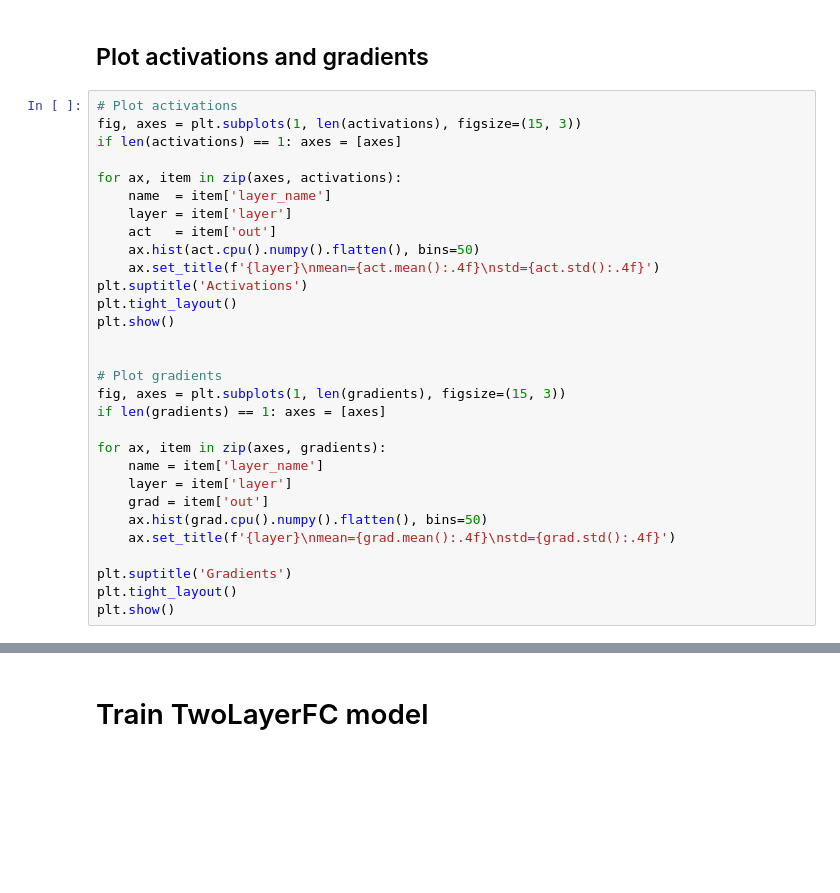
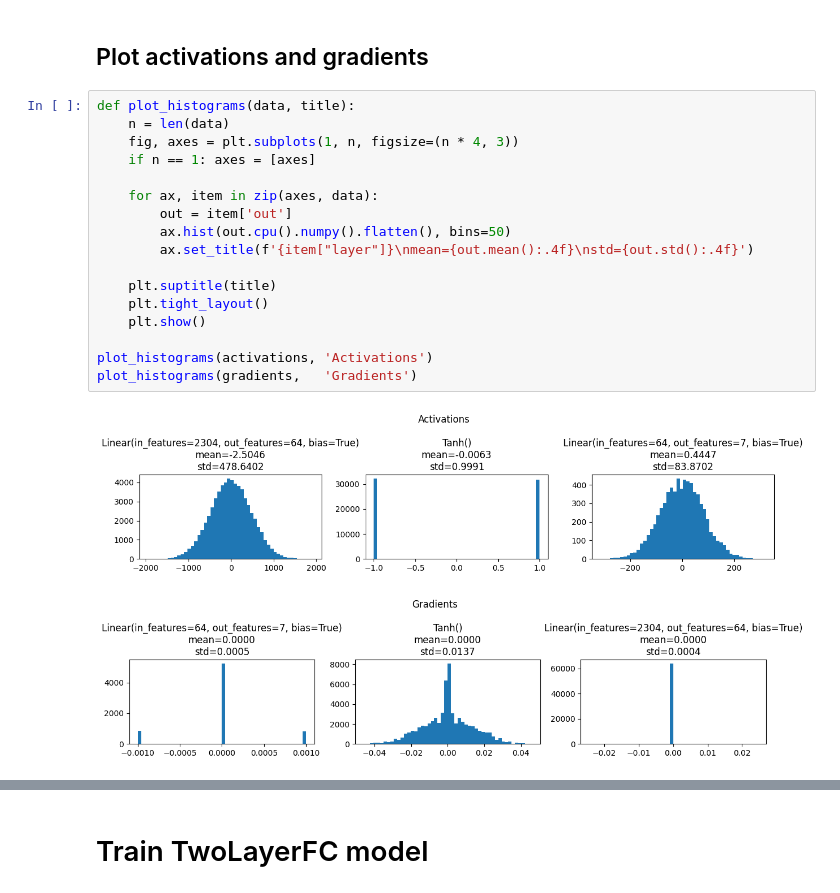
Before and after one commit to SandroBolkvadze/Facial-Expression-Recognition-Kaggle-Competition, a Jupyter notebook: facial-expression-recognition-01.ipynb, the cells around one changed output, grey strips where cells are left out. Cells and saved outputs as stored; diff of their text form; blank space fills up the shorter version.

```diff
--- a/facial-expression-recognition-01.ipynb
+++ b/facial-expression-recognition-01.ipynb
@@ -434,32 +497,22 @@ for h in hooks:
 # %% [markdown]
 ## Plot activations and gradients
 # %%
-# Plot activations
-fig, axes = plt.subplots(1, len(activations), figsize=(15, 3))
-if len(activations) == 1: axes = [axes]
+def plot_histograms(data, title):
+    n = len(data)
+    fig, axes = plt.subplots(1, n, figsize=(n * 4, 3))
+    if n == 1: axes = [axes]
 
-for ax, item in zip(axes, activations):
-    name  = item['layer_name']
-    layer = item['layer']
-    act   = item['out']
-    ax.hist(act.cpu().numpy().flatten(), bins=50)
-    ax.set_title(f'{layer}\nmean={act.mean():.4f}\nstd={act.std():.4f}')
-plt.suptitle('Activations')
-plt.tight_layout()
-plt.show()
+    for ax, item in zip(axes, data):
+        out = item['out']
+        ax.hist(out.cpu().numpy().flatten(), bins=50)
+        ax.set_title(f'{item["layer"]}\nmean={out.mean():.4f}\nstd={out.std():.4f}')
 
+    plt.suptitle(title)
+    plt.tight_layout()
+    plt.show()
 
-# Plot gradients
-fig, axes = plt.subplots(1, len(gradients), figsize=(15, 3))
-if len(gradients) == 1: axes = [axes]
-
-for ax, item in zip(axes, gradients):
-    name = item['layer_name']
-    layer = item['layer']
-    grad = item['out']
-    ax.hist(grad.cpu().numpy().flatten(), bins=50)
-    ax.set_title(f'{layer}\nmean={grad.mean():.4f}\nstd={grad.std():.4f}')
-
-plt.suptitle('Gradients')
-plt.tight_layout()
-plt.show()
+plot_histograms(activations, 'Activations')
+plot_histograms(gradients,   'Gradients')
+# %% [output]
+[figure, added]
+[figure, added]
```
Also changed, not shown: parts of 14 cells of this notebook.
